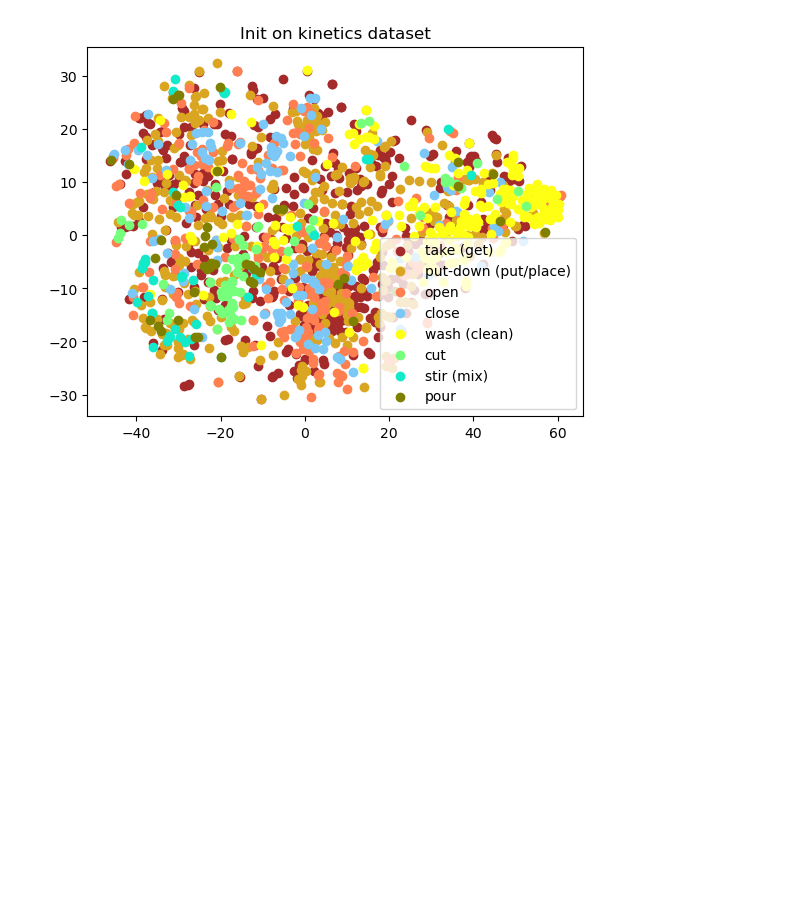
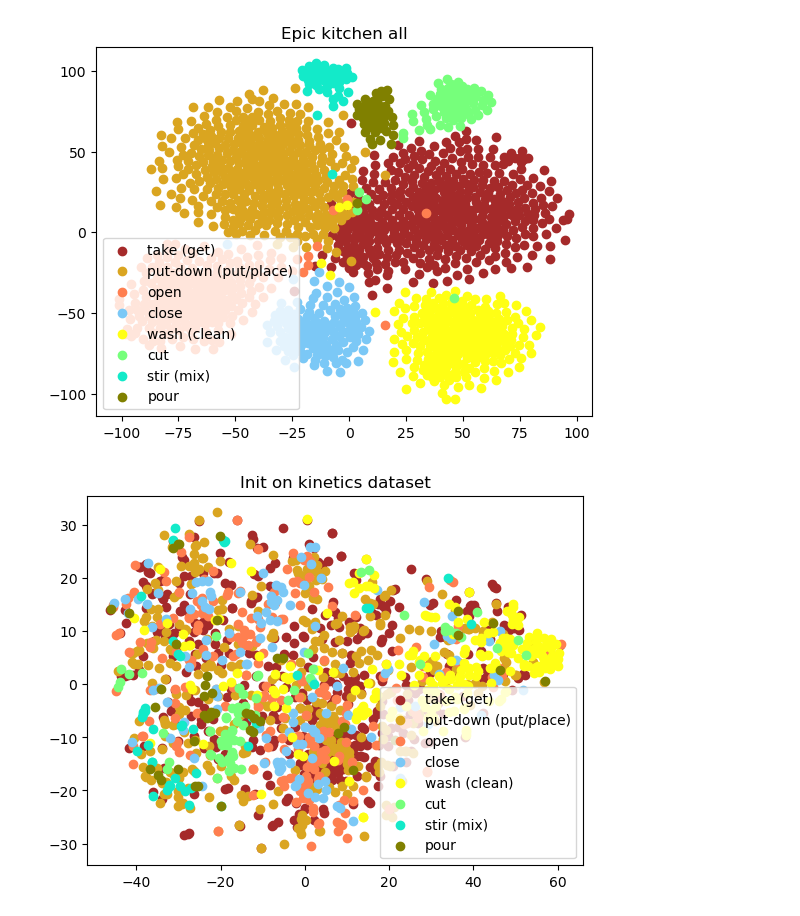
Before and after one commit to gabbiurlaro/aml22-ego, a Jupyter notebook: visualize_feature.ipynb, the cells around one changed output. Cells and saved outputs as stored; diff of their text form; code cells hidden in the pictures; blank space fills up the shorter version.

```diff
--- a/visualize_feature.ipynb
+++ b/visualize_feature.ipynb
@@ -49,6 +49,34 @@ def visualize_features(title, filename, annotation, video_level=True, dataset='E
     plt.title(title)
     plt.savefig(f"img/{filename.split('/')[1]}.png")
     plt.show()
+
+def visualize_features_all(title):
+    data_train = pd.DataFrame(pd.read_pickle("saved_features/EPIC/train/FT_D_D1_16f_5c_D1_train.pkl")['features'])
+    annotations_train = pd.read_pickle("train_val/D1_train.pkl")
+    data_train = pd.merge(data_train, annotations_train, how="inner", on="uid")
+
+    data_test = pd.DataFrame(pd.read_pickle("saved_features/EPIC/test/FT_D_D1_16f_5c_D1_test.pkl")['features'])
+    annotations_test = pd.read_pickle("train_val/D1_test.pkl")
+    data_test = pd.merge(data_train, annotations_train, how="inner", on="uid")
+
+    data = pd.concat([data_train, data_test])
+
+    features = data['features_RGB']
+
+    features = [f[num_clips//2] for f in features]
+    reduced = TSNE().fit_transform(features)
+    data['x'] = reduced[:, 0]
+    data['y'] = reduced[:, 1]
+    for i in range(8): # ek has 8 classes
+        filtered = data[data["verb_class"] == i]
+        plt.scatter(filtered['x'], filtered['y'], c=colors['EK'][i], label=labels['EK'][i])
+    plt.legend()
+    plt.title(title)
+    plt.show()
+# %%
+visualize_features_all("Epic kitchen all")
+# %% [output]
+[figure, added]
 # %%
 visualize_features("Init on kinetics dataset", "saved_features/PT_D_16f_5c_D1_train.pkl", "train_val/D1_train.pkl")
 # %% [output]
```
Also changed, not shown: parts of 1 cell of this notebook.
